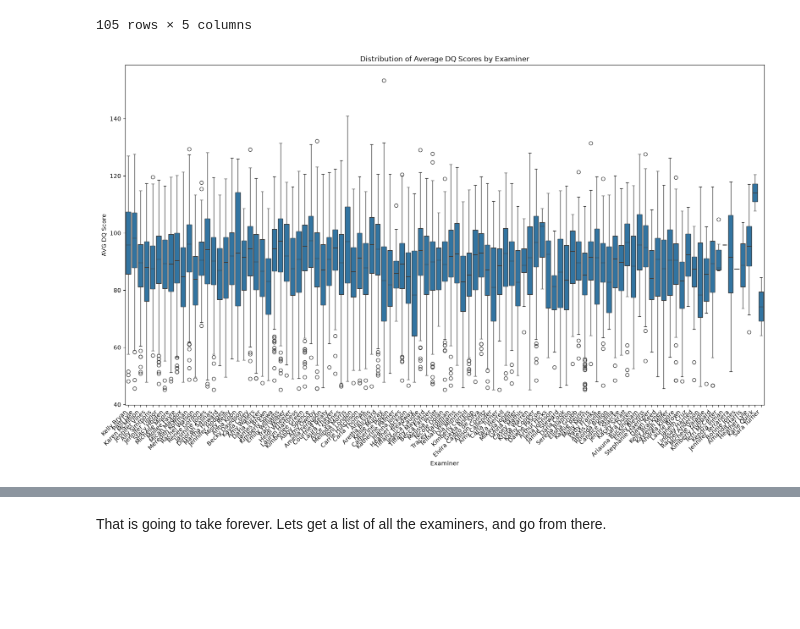
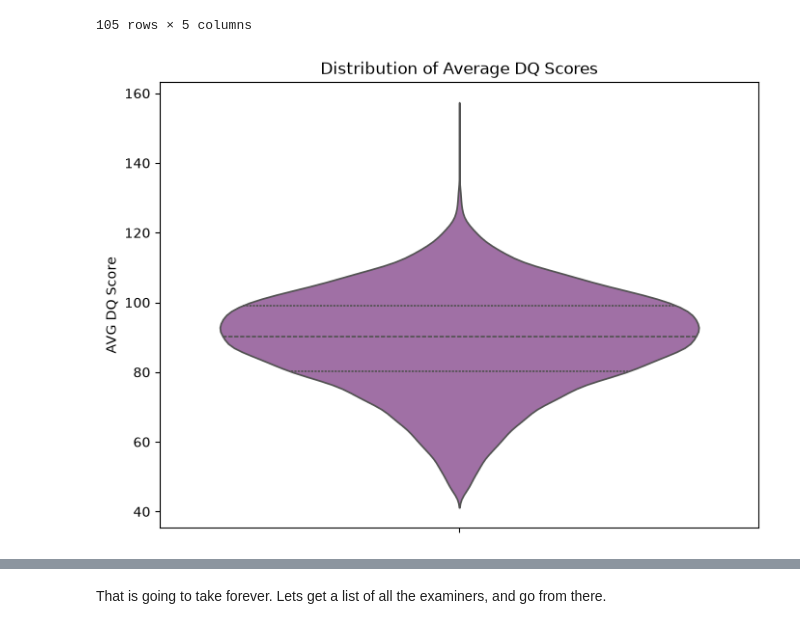
Before and after one commit to jewelamstewart-jpg/TEIS_Partner_Project, a Jupyter notebook: TEIS_Partner_Project.ipynb, the cells around one changed output, grey strips where cells are left out. Drawn from its saved outputs; the diff is of its cells as text; code cells hidden in the pictures; blank space fills up the shorter version.

Commit message:
Created new visualizations, and changed out old ones to provide more concise summary.

```diff
--- a/TEIS_Partner_Project.ipynb
+++ b/TEIS_Partner_Project.ipynb
@@ -582,24 +604,25 @@ evals_df.groupby('Adaptive-Self Care Examiner')[domain_cols].mean()
 | Traci Wilber | 88.340580 | 101.275362 | 83.369565 | 95.384058 | ... |
 105 rows × 5 columns
 # %%
-import seaborn as sns
-import matplotlib.pyplot as plt
+palette = [
+    '#F1EEF5',
+    '#E1697A',
+    '#A767AE',
+    '#528FA8',
+    '#00A562',
+    '#007FC9'
+]
+plt.figure(figsize=(8, 6))
 
-plt.figure(figsize=(16, 10))
-
-sns.boxplot(
-    data=evals_df,
-    x='Adaptive-Self Care Examiner',
-    y='AVG_dq'
+sns.violinplot(
+    y=evals_df['AVG_dq'],
+    inner='quartile',
+    color='#A767AE'
 )
 
-plt.xlabel('Examiner')
 plt.ylabel('AVG DQ Score')
-plt.title('Distribution of Average DQ Scores by Examiner')
-
-plt.xticks(rotation=45, ha='right')
-plt.tight_layout()
+plt.title('Distribution of Average DQ Scores')
 
 plt.show()
 # %% [output]
-[figure, old version]
+[figure, new version]
```
Also changed, not shown: parts of 6 cells of this notebook.
